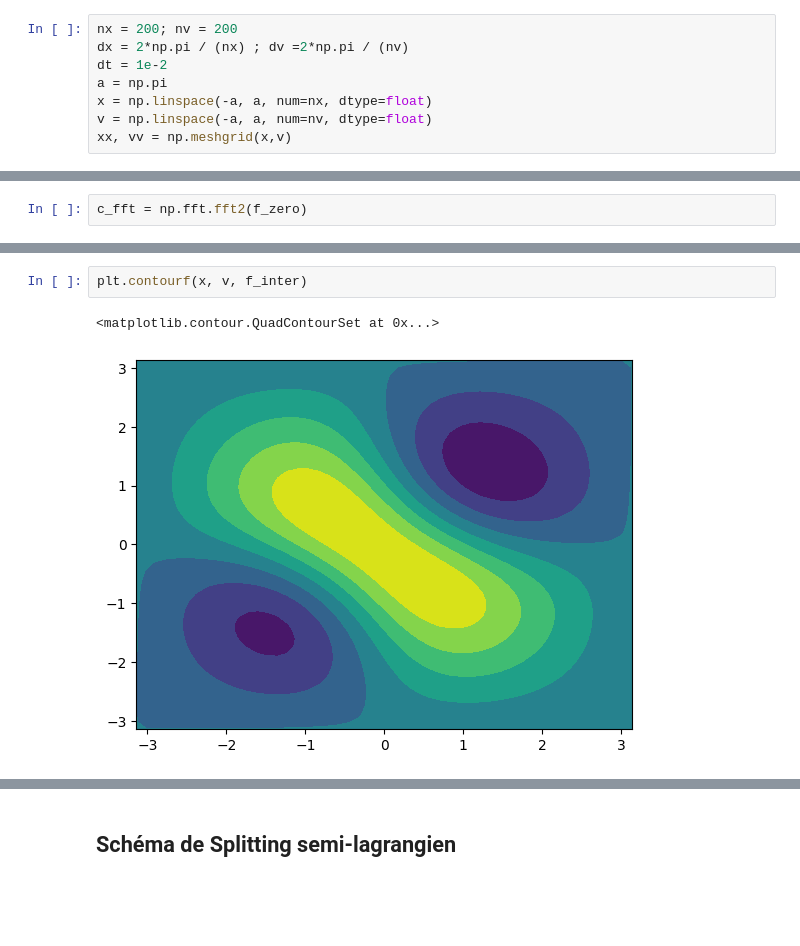
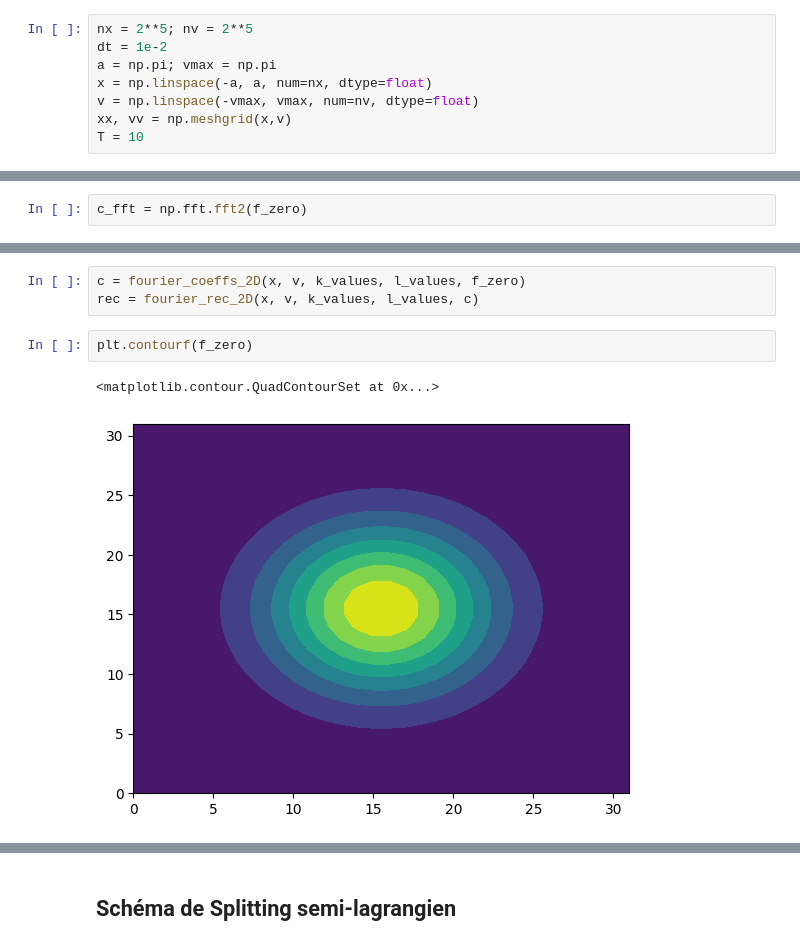
Before and after one commit to chassardmartin/vlasov_bsl, a Jupyter notebook: v1.ipynb, the cells around one changed output, grey strips where cells are left out. Cells and saved outputs as stored; diff of their text form; blank space fills up the shorter version.

```diff
--- a/v1.ipynb
+++ b/v1.ipynb
@@ -19,13 +19,13 @@ On s'intéresse à l'équation de Vlasov  (évolution de la distribution des él
 # %% [markdown]
 On considère un espace des phases en deux dimensions (une d'espace et une de vitesse) $\Omega = (-\pi, \pi)^2 \subset \mathbb{R}^2$ que l'on va discrétiser par une grille uniforme $\mathcal{M} = \{(x_i, v_j)\}_{i= 0\,, \cdots, \,n_x-1\,,\,j=0\,, \cdots,\, n_v-1, }\subset \Omega$
 # %%
-nx = 200; nv = 200
-dx = 2*np.pi / (nx) ; dv =2*np.pi / (nv)
+nx = 2**5; nv = 2**5
 dt = 1e-2
-a = np.pi
+a = np.pi; vmax = np.pi
 x = np.linspace(-a, a, num=nx, dtype=float)
-v = np.linspace(-a, a, num=nv, dtype=float)
+v = np.linspace(-vmax, vmax, num=nv, dtype=float)
 xx, vv = np.meshgrid(x,v)
+T = 10
 # %% [markdown]
 ## Condition initiale
 # %% [markdown]
@@ -436,5 +444,8 @@ f_inter.resize((nx, nv))
+# %%
+c = fourier_coeffs_2D(x, v, k_values, l_values, f_zero)
+rec = fourier_rec_2D(x, v, k_values, l_values, c)
 # %%
-plt.contourf(x, v, f_inter)
+plt.contourf(f_zero)
 # %% [output]
 <matplotlib.contour.QuadContourSet at 0x...>
-[figure, old version]
+[figure, new version]
```
Also changed, not shown: parts of 72 cells of this notebook.
